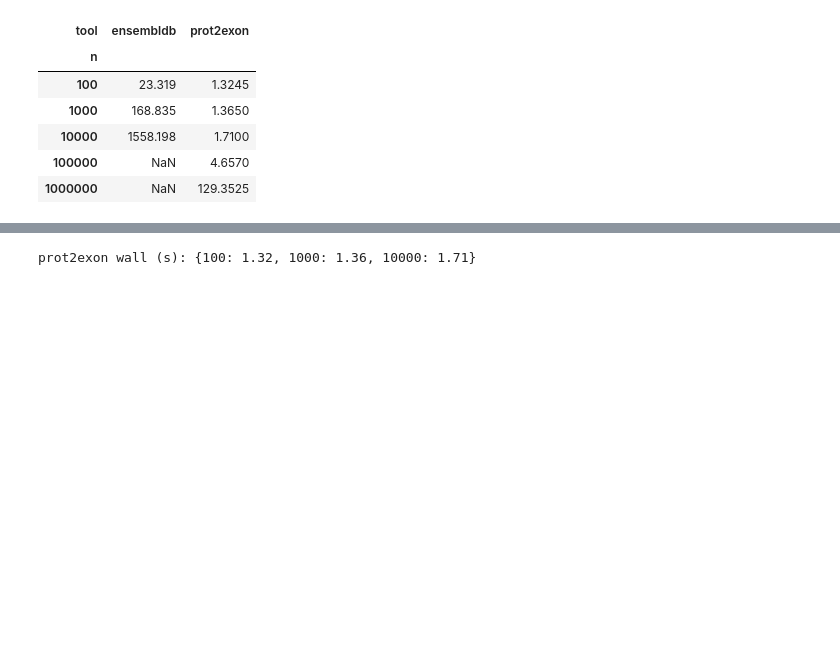
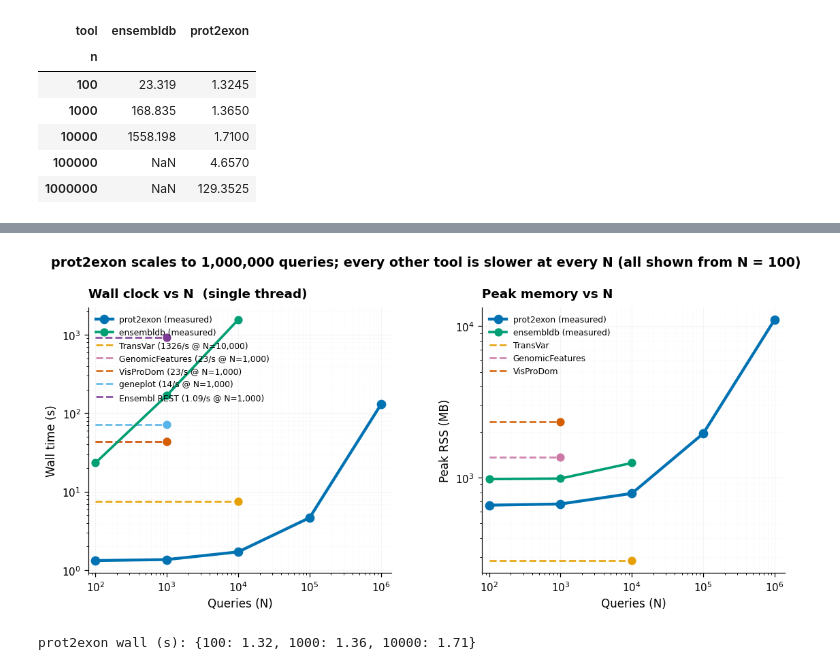
Before and after one commit to SotoLF/fastCDS, a Jupyter notebook: tutorial/reproduce_paper/end_to_end/scaling_and_ram.ipynb, the cells around one changed output, grey strips where cells are left out. Drawn from its saved outputs; the diff is of its cells as text; code cells hidden in the pictures; blank space fills up the shorter version.

```diff
--- a/tutorial/reproduce_paper/end_to_end/scaling_and_ram.ipynb
+++ b/tutorial/reproduce_paper/end_to_end/scaling_and_ram.ipynb
@@ -148,3 +119,57 @@ plt.show()
+# %%
+# Single-N comparators: end-to-end rate (mappings/s) + peak RSS from
+# software_comparison.ipynb, with the N each was measured at.
+MODELED = [
+    {"tool": "TransVar",        "per_s": 1326, "rss_mb": 284,  "N": 10000, "color": COLORS['transvar']},
+    {"tool": "GenomicFeatures", "per_s": 23,   "rss_mb": 1364, "N": 1000,  "color": COLORS['rest']},
+    {"tool": "VisProDom",       "per_s": 23,   "rss_mb": 2331, "N": 1000,  "color": COLORS['bad']},
+    {"tool": "geneplot",        "per_s": 14,   "rss_mb": None, "N": 1000,  "color": COLORS['neutral']},
+    {"tool": "Ensembl REST",    "per_s": 1.09, "rss_mb": None, "N": 1000,  "color": '#7d3c98'},
+]
+N0 = 100
+
+fig, axes = plt.subplots(1, 2, figsize=(12, 4.6), gridspec_kw={'wspace': 0.30})
+
+# prot2exon + ensembldb: real measured curves from N = 100
+meas_style = {"prot2exon": dict(lw=2.8, ms=8, color=COLORS['prot2exon']),
+              "ensembldb": dict(lw=2.4, ms=7, color=COLORS['ensembldb'])}
+for tool, st in meas_style.items():
+    s = agg[agg.tool == tool].sort_values("n")
+    axes[0].plot(s.n, s.wall_s, "o-", label=f"{tool} (measured)", zorder=5,
+                 lw=st['lw'], ms=st['ms'], color=st['color'])
+    axes[1].plot(s.n, s.peak_rss_mb, "o-", label=f"{tool} (measured)", zorder=5,
+                 lw=st['lw'], ms=st['ms'], color=st['color'])
+
+# single-N comparators: measured end-to-end wall, drawn flat back to N = 100
+# (load-dominated at these N); RSS likewise ~constant in N.
+for m in MODELED:
+    Ns = [N0, m["N"]]; wall = m["N"] / m["per_s"]
+    axes[0].plot(Ns, [wall, wall], "--", color=m["color"], lw=1.8, alpha=0.9, zorder=3,
+                 label=f"{m['tool']} ({m['per_s']:g}/s @ N={m['N']:,})")
+    axes[0].plot(m["N"], wall, "o", color=m["color"], ms=7, zorder=4)
+    if m["rss_mb"] is not None:
+        axes[1].plot(Ns, [m["rss_mb"], m["rss_mb"]], "--", color=m["color"],
+                     lw=1.8, alpha=0.9, zorder=3, label=m["tool"])
+        axes[1].plot(m["N"], m["rss_mb"], "o", color=m["color"], ms=7, zorder=4)
+
+for ax in axes:
+    ax.set_xscale("log"); ax.set_yscale("log"); ax.set_xlabel("Queries (N)")
+    ax.set_xlim(80, 1.4e6)
+    ax.grid(which='major', alpha=0.4, lw=0.7); ax.grid(which='minor', alpha=0.2, lw=0.5)
+axes[0].set_ylabel("Wall time (s)")
+axes[0].set_title("Wall clock vs N  (single thread)", loc='left')
+axes[1].set_ylabel("Peak RSS (MB)")
+axes[1].set_title("Peak memory vs N", loc='left')
+axes[0].legend(loc='upper left', fontsize=8, framealpha=0.9)
+axes[1].legend(loc='upper left', fontsize=8, framealpha=0.9)
+
+fig.suptitle("prot2exon scales to 1,000,000 queries; every other tool is slower "
+             "at every N (all shown from N = 100)",
+             fontsize=12.5, fontweight='semibold', y=1.03)
+fig.tight_layout(rect=[0, 0, 1, 0.97])
+plt.show()
+# %% [output]
+[figure, added]
 # %%
 # The ~1.3 s floor at low N is one-time index load (~298 MB binary
 # index). Per-query mapping is essentially free until we get to 100k+.
```
Also changed, not shown: parts of 3 cells of this notebook, 2 other files.
